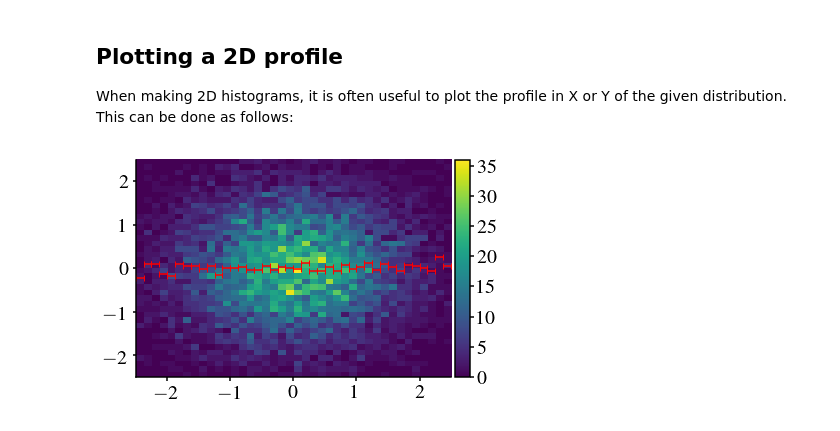
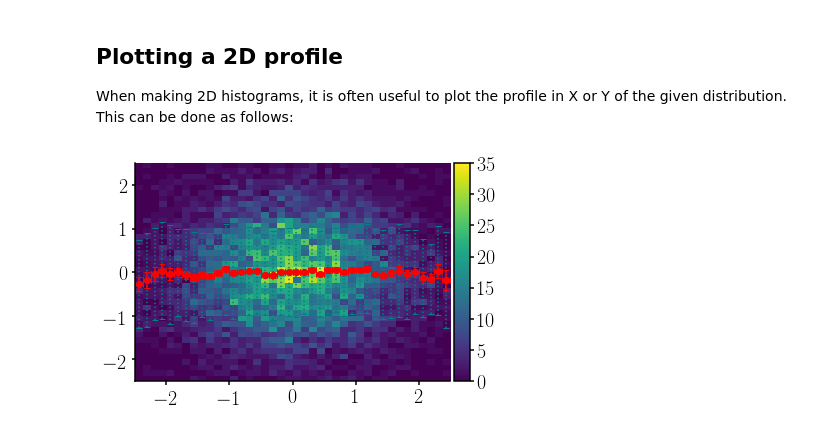
Before and after one commit to mramospe/hepspt, a Jupyter notebook: docs/source/notebooks/plotting.ipynb, the cells around one changed output. Drawn from its saved outputs; the diff is of its cells as text; code cells hidden in the pictures.

```diff
--- a/docs/source/notebooks/plotting.ipynb
+++ b/docs/source/notebooks/plotting.ipynb
@@ -130,23 +130,29 @@ When making 2D histograms, it is often useful to plot the profile in X or Y of t
 # %%
 # Create a random sample
 s = 10000
 x = np.random.normal(0, 1, s)
 y = np.random.normal(0, 1, s)
 
 # Make the figure
 fig = plt.figure()
 ax  = fig.gca()
 
 divider = make_axes_locatable(ax)
 cax = divider.append_axes('right', size='5%', pad=0.05)
 
 h, xe, ye, im = ax.hist2d(x, y, (40, 40), range=[(-2.5, +2.5), (-2.5, +2.5)])
 
-# The profile is calculated in this case, using the edges of the 2D histogram
-prof = hep_spt.profile(x, y, xe)
+# Calculate the profile together with the standard deviation of the sample
+prof, std = hep_spt.profile(x, y, xe, std_type='sample')
 
-ax.errorbar(hep_spt.centers_from_edges(xe), prof, xerr=(xe[1] - xe[0])/2., color='r', ls='none')
+eb = ax.errorbar(hep_spt.cfe(xe), prof, xerr=(xe[1] - xe[0])/2., yerr=std, color='teal', ls='none')
+eb[-1][1].set_linestyle(':')
+
+# Calculate the profile together with the default standard deviation (that of the mean)
+prof, std = hep_spt.profile(x, y, xe)
+
+ax.errorbar(hep_spt.cfe(xe), prof, xerr=(xe[1] - xe[0])/2., yerr=std, color='r', ls='none')
 
 fig.colorbar(im, cax=cax, orientation='vertical');
 # %% [output]
-[figure, old version]
+[figure, new version]
```
Also changed, not shown: parts of 4 cells of this notebook, 17 other files.
